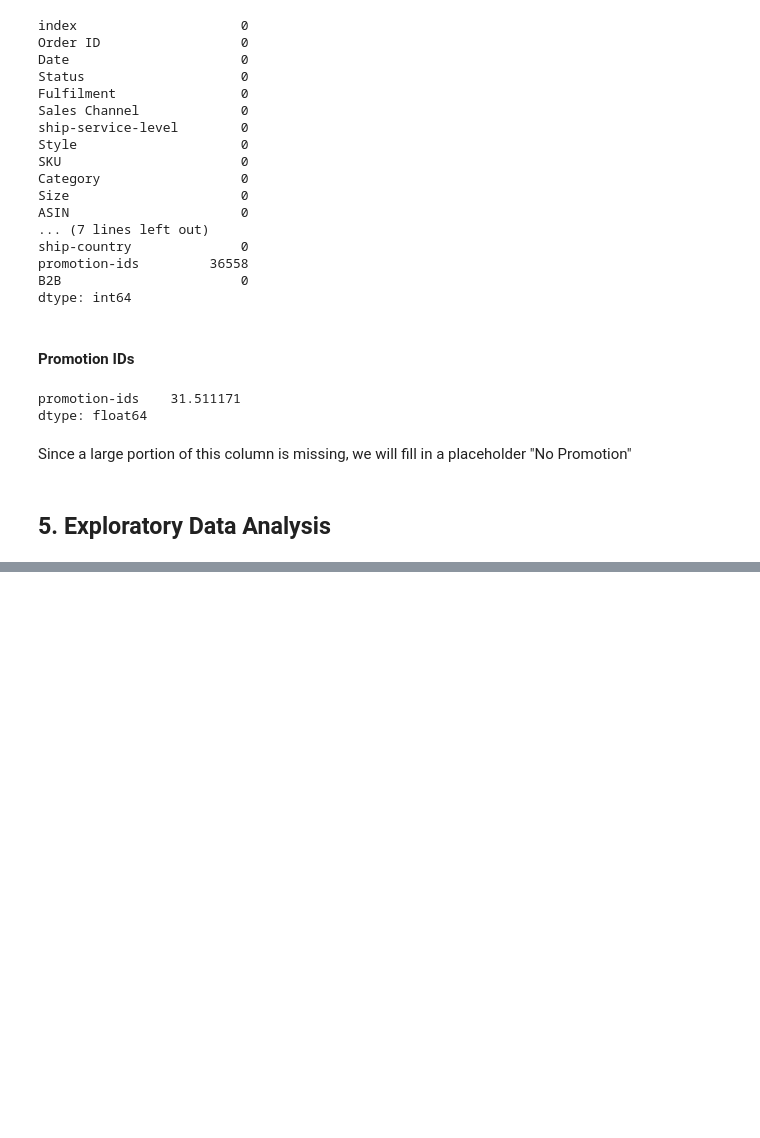
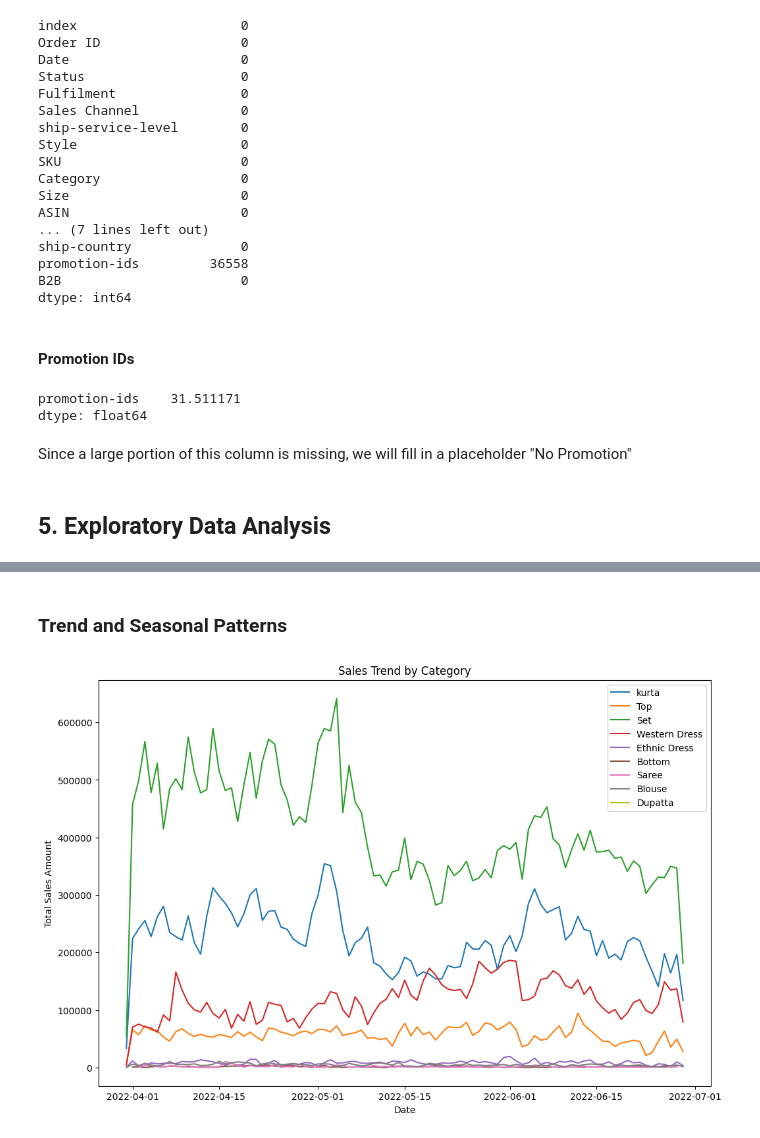
Before and after one commit to JoshuaPaul-lasisi/Retail-Sales-Analysis-, a Jupyter notebook: notebook.ipynb, the cells around one changed output, grey strips where cells are left out. Cells and saved outputs as stored; diff of their text form; code cells hidden in the pictures; blank space fills up the shorter version.

```diff
--- a/notebook.ipynb
+++ b/notebook.ipynb
@@ -307,0 +427,16 @@ sales['promotion-ids'].fillna('No Promotion', inplace=True)
+# %% [markdown]
+### Trend and Seasonal Patterns
+# %%
+# Sales trend by category
+plt.figure(figsize=(12, 8))
+for category in sales['Category'].unique():
+    category_sales = sales[sales['Category'] == category].groupby('Date')['Amount'].sum()
+    plt.plot(category_sales.index, category_sales.values, label=category)
+
+plt.title('Sales Trend by Category')
+plt.xlabel('Date')
+plt.ylabel('Total Sales Amount')
+plt.legend()
+plt.show()
+# %% [output]
+[figure, added]
```
Also changed, not shown: parts of 12 cells of this notebook.
